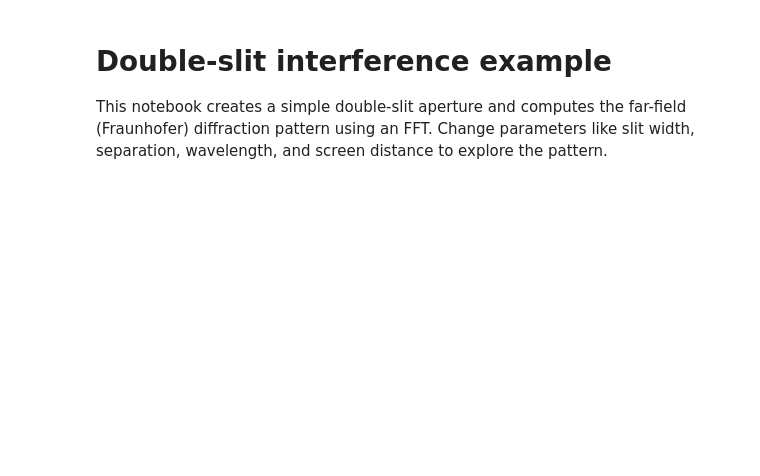
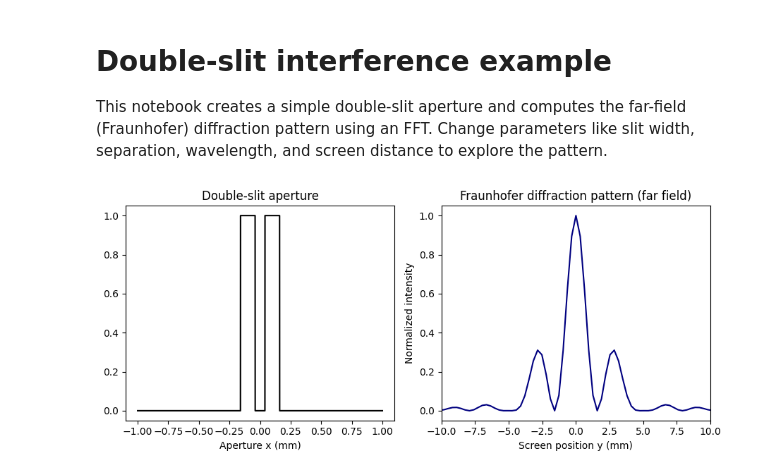
Before and after one commit to ladino72/Hello-World, a Jupyter notebook: double_slit.ipynb, the cells around one changed output. Saved outputs shown, nothing was run; the diff lists cells and outputs as text; code cells hidden in the pictures; blank space fills up the shorter version.

```diff
--- a/double_slit.ipynb
+++ b/double_slit.ipynb
@@ -8,7 +10,7 @@ import matplotlib.pyplot as plt
 
 # Parameters
 wavelength = 633e-9          # meters (HeNe laser)
-slit_width = 50e-6           # slit width (m)
+slit_width = 120e-6           # slit width (m)
 slit_sep = 200e-6            # center-to-center slit separation (m)
 aperture_size = 2.0e-3       # total simulated aperture size (m)
 screen_distance = 1.0        # distance to screen (m)
@@ -24,30 +26,32 @@ aperture[np.abs(x - slit_sep/2) < slit_width/2] = 1.0
 # Compute far-field using FFT (Fraunhofer approximation)
 E = np.fft.fftshift(np.fft.fft(np.fft.ifftshift(aperture))) * dx
 I = np.abs(E)**2
 I = I / I.max()
 
 # Map FFT frequencies to screen coordinates
 fx = np.fft.fftshift(np.fft.fftfreq(N, d=dx))  # spatial frequency (1/m)
 theta = np.arcsin(np.clip(wavelength * fx, -0.9999, 0.9999))  # observation angle
 y = screen_distance * np.tan(theta)  # position on screen (m)
 
 # Sort by y for plotting (fftfreq can wrap order)
 order = np.argsort(y)
 y_sorted = y[order]
 I_sorted = I[order]
 
 # Plot intensity map and cross-section
 plt.figure(figsize=(9, 4))
 plt.subplot(1,2,1)
 plt.plot(x*1e3, aperture, color='black')
 plt.xlabel('Aperture x (mm)')
 plt.title('Double-slit aperture')
 
 plt.subplot(1,2,2)
 plt.plot(y_sorted*1e3, I_sorted, color='navy')
 plt.xlim(-10, 10)  # show +/- 10 mm on screen (adjust as needed)
 plt.xlabel('Screen position y (mm)')
 plt.ylabel('Normalized intensity')
 plt.title('Fraunhofer diffraction pattern (far field)')
 plt.tight_layout()
 plt.show()
+# %% [output]
+[figure, added]
```
Also changed, not shown: parts of 1 cell of this notebook.
